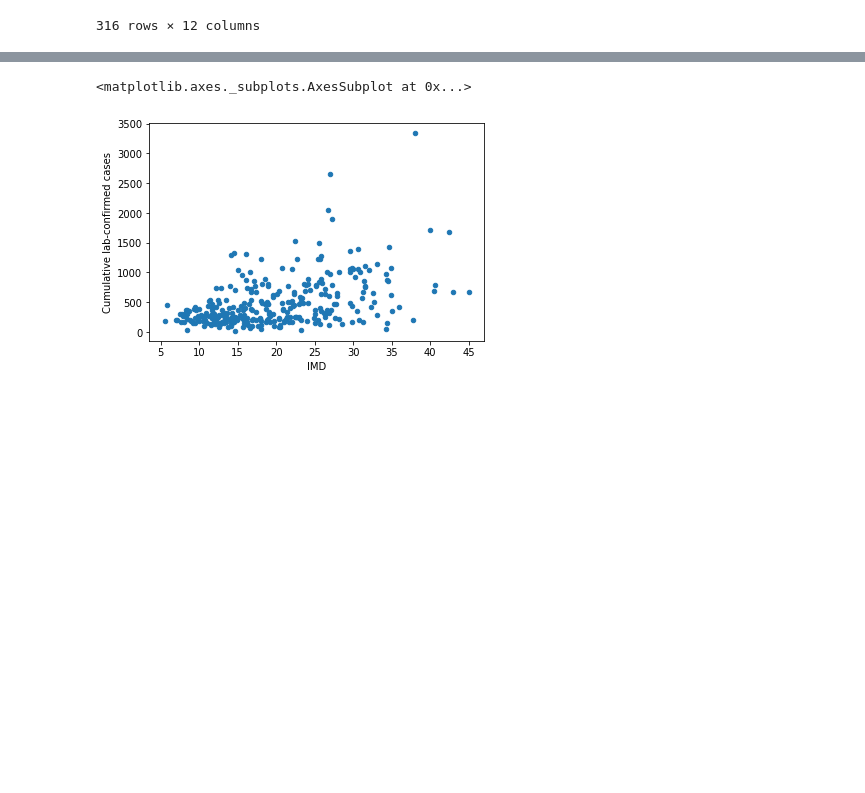
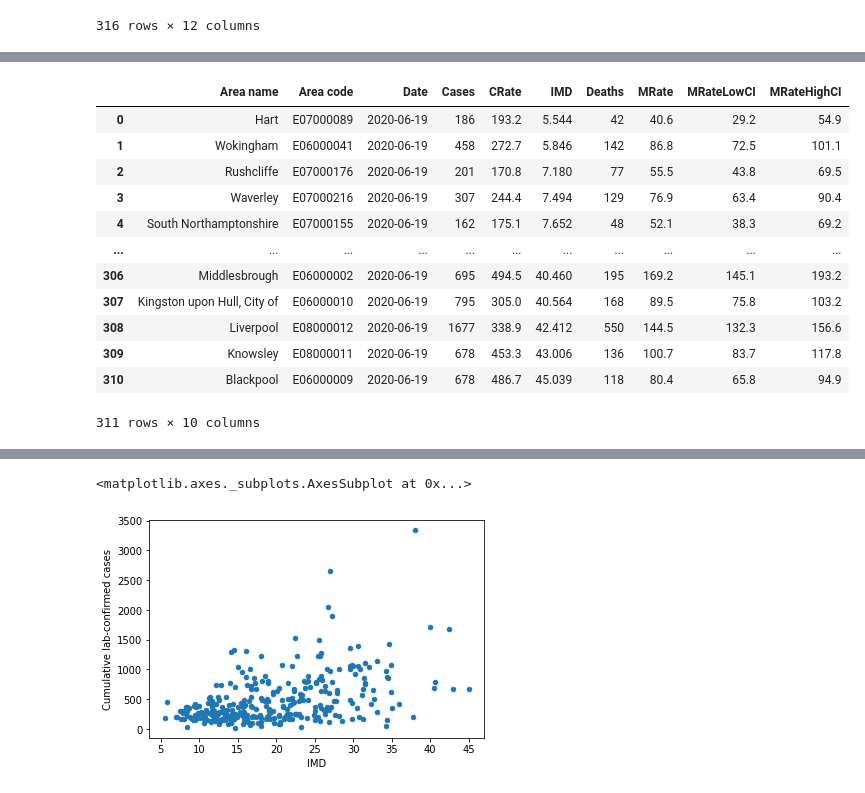
Before and after one commit to harryjmoss/COVIDRover, a Jupyter notebook: notebooks/test_merged_trim.ipynb, the cells around one changed output, grey strips where cells are left out. Saved outputs shown, nothing was run; the diff lists cells and outputs as text; code cells hidden in the pictures; blank space fills up the shorter version.

```diff
--- a/notebooks/test_merged_trim.ipynb
+++ b/notebooks/test_merged_trim.ipynb
@@ -300,3 +275,19 @@ cayIMD
+# %%
+fullstats
+# %% [output]
+|  | Area name | Area code | Date | Cases | CRate | IMD | Deaths | MRate | MRateLowCI | MRateHighCI |
+| 0 | Hart | E07000089 | 2020-06-19 | 186 | 193.2 | 5.544 | 42 | 40.6 | 29.2 | 54.9 |
+| 1 | Wokingham | E06000041 | 2020-06-19 | 458 | 272.7 | 5.846 | 142 | 86.8 | 72.5 | 101.1 |
+| 2 | Rushcliffe | E07000176 | 2020-06-19 | 201 | 170.8 | 7.180 | 77 | 55.5 | 43.8 | 69.5 |
+| 3 | Waverley | E07000216 | 2020-06-19 | 307 | 244.4 | 7.494 | 129 | 76.9 | 63.4 | 90.4 |
+| 4 | South Northamptonshire | E07000155 | 2020-06-19 | 162 | 175.1 | 7.652 | 48 | 52.1 | 38.3 | 69.2 |
+| ... | ... | ... | ... | ... | ... | ... | ... | ... | ... | ... |
+| 306 | Middlesbrough | E06000002 | 2020-06-19 | 695 | 494.5 | 40.460 | 195 | 169.2 | 145.1 | 193.2 |
+| 307 | Kingston upon Hull, City of | E06000010 | 2020-06-19 | 795 | 305.0 | 40.564 | 168 | 89.5 | 75.8 | 103.2 |
+| 308 | Liverpool | E08000012 | 2020-06-19 | 1677 | 338.9 | 42.412 | 550 | 144.5 | 132.3 | 156.6 |
+| 309 | Knowsley | E08000011 | 2020-06-19 | 678 | 453.3 | 43.006 | 136 | 100.7 | 83.7 | 117.8 |
+| 310 | Blackpool | E06000009 | 2020-06-19 | 678 | 486.7 | 45.039 | 118 | 80.4 | 65.8 | 94.9 |
+311 rows × 10 columns
 # %%
 cases_areas_latest.sort_values(by='Cumulative lab-confirmed cases',ascending=False).head(10)
 # %% [output]
```
Also changed, not shown: parts of 79 cells of this notebook, 8 other files.
